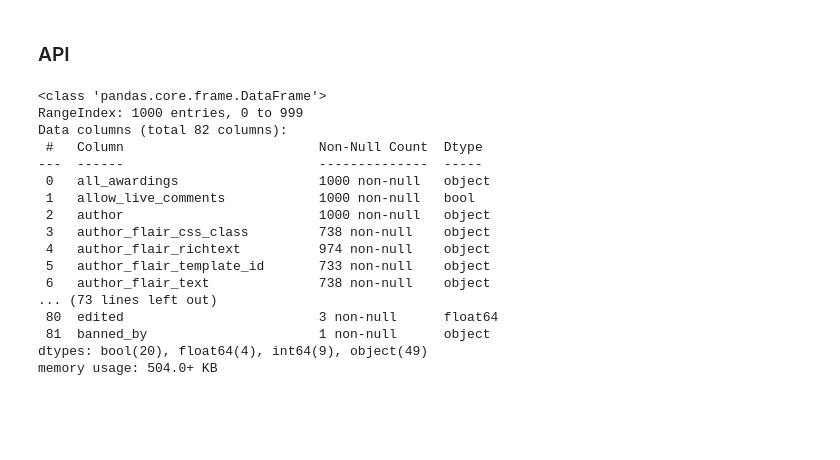
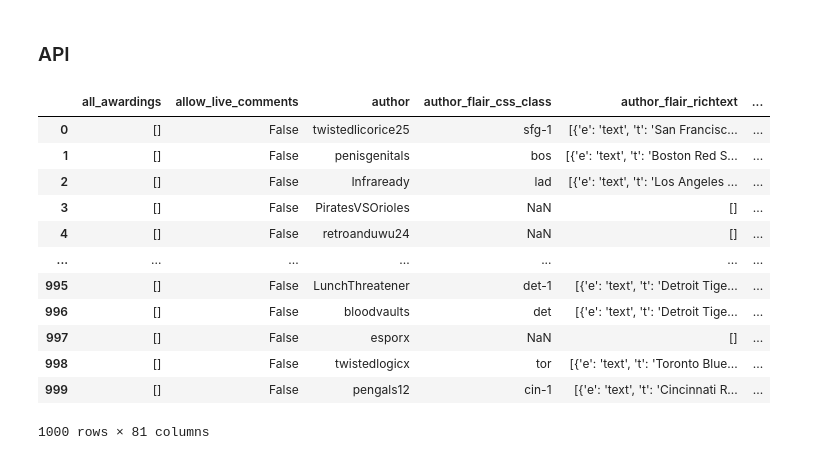
Before and after one commit to anthonyzurke/project-3, a Jupyter notebook: code/API Scrape.ipynb, the cells around one changed output. Saved outputs shown, nothing was run; the diff lists cells and outputs as text; code cells hidden in the pictures; blank space fills up the shorter version.

```diff
--- a/code/API Scrape.ipynb
+++ b/code/API Scrape.ipynb
@@ -35,21 +35,17 @@ for subreddit in subreddits:
 # %%
-df_baseball = pd.read_csv('datasets/subreddit_baseball')
-df_baseball.info()
+df_baseball = pd.read_csv('../datasets/subreddit_baseball')
+df_baseball.drop_duplicates()
 # %% [output]
+|  | all_awardings | allow_live_comments | author | author_flair_css_class | author_flair_richtext | ... |
+| 0 | [] | False | twistedlicorice25 | sfg-1 | [{'e': 'text', 't': 'San Francisc... | ... |
+| 1 | [] | False | penisgenitals | bos | [{'e': 'text', 't': 'Boston Red S... | ... |
+| 2 | [] | False | Infraready | lad | [{'e': 'text', 't': 'Los Angeles ... | ... |
+| 3 | [] | False | PiratesVSOrioles | NaN | [] | ... |
+| 4 | [] | False | retroanduwu24 | NaN | [] | ... |
+| ... | ... | ... | ... | ... | ... | ... |
+| 995 | [] | False | LunchThreatener | det-1 | [{'e': 'text', 't': 'Detroit Tige... | ... |
+| 996 | [] | False | bloodvaults | det | [{'e': 'text', 't': 'Detroit Tige... | ... |
+| 997 | [] | False | esporx | NaN | [] | ... |
+| 998 | [] | False | twistedlogicx | tor | [{'e': 'text', 't': 'Toronto Blue... | ... |
+| 999 | [] | False | pengals12 | cin-1 | [{'e': 'text', 't': 'Cincinnati R... | ... |
-<class 'pandas.core.frame.DataFrame'>
-RangeIndex: 1000 entries, 0 to 999
-Data columns (total 82 columns):
- #   Column                         Non-Null Count  Dtype
----  ------                         --------------  -----
- 0   all_awardings                  1000 non-null   object
- 1   allow_live_comments            1000 non-null   bool
- 2   author                         1000 non-null   object
- 3   author_flair_css_class         738 non-null    object
- 4   author_flair_richtext          974 non-null    object
- 5   author_flair_template_id       733 non-null    object
- 6   author_flair_text              738 non-null    object
-... (73 lines left out)
- 80  edited                         3 non-null      float64
- 81  banned_by                      1 non-null      object
-dtypes: bool(20), float64(4), int64(9), object(49)
-memory usage: 504.0+ KB
+1000 rows × 81 columns
```
Also changed, not shown: parts of 6 cells of this notebook, 2 other files.
